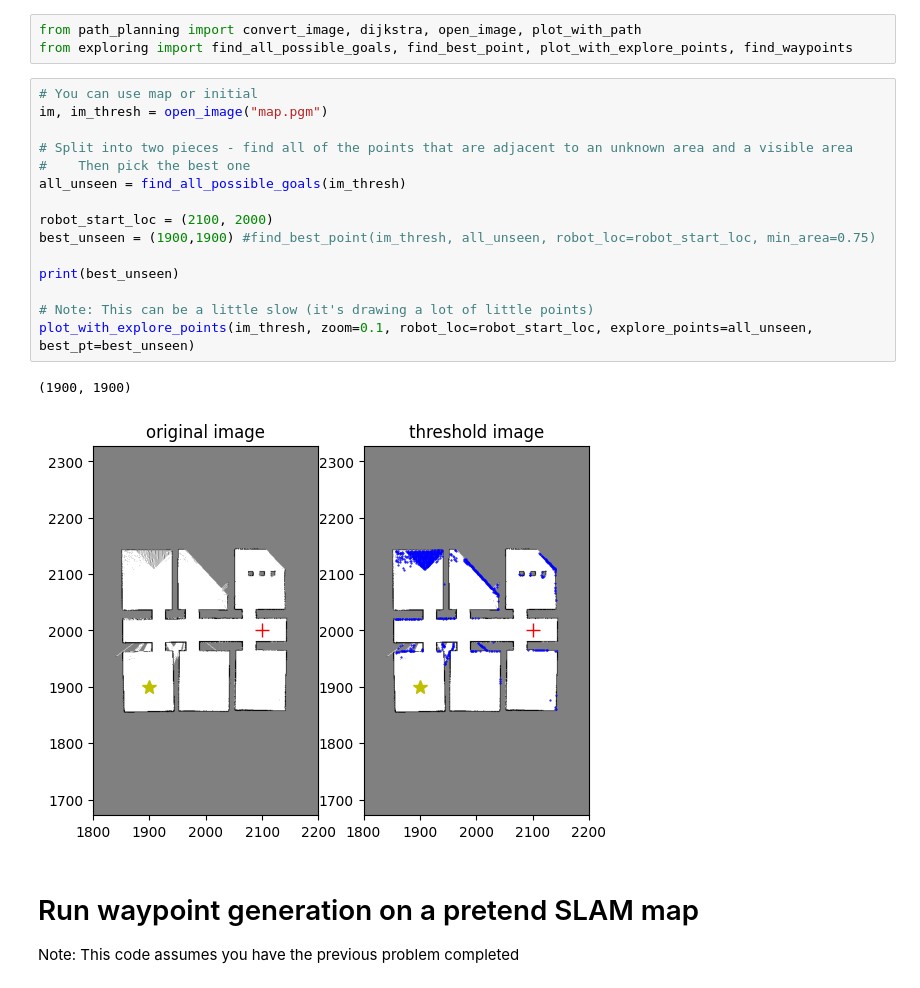
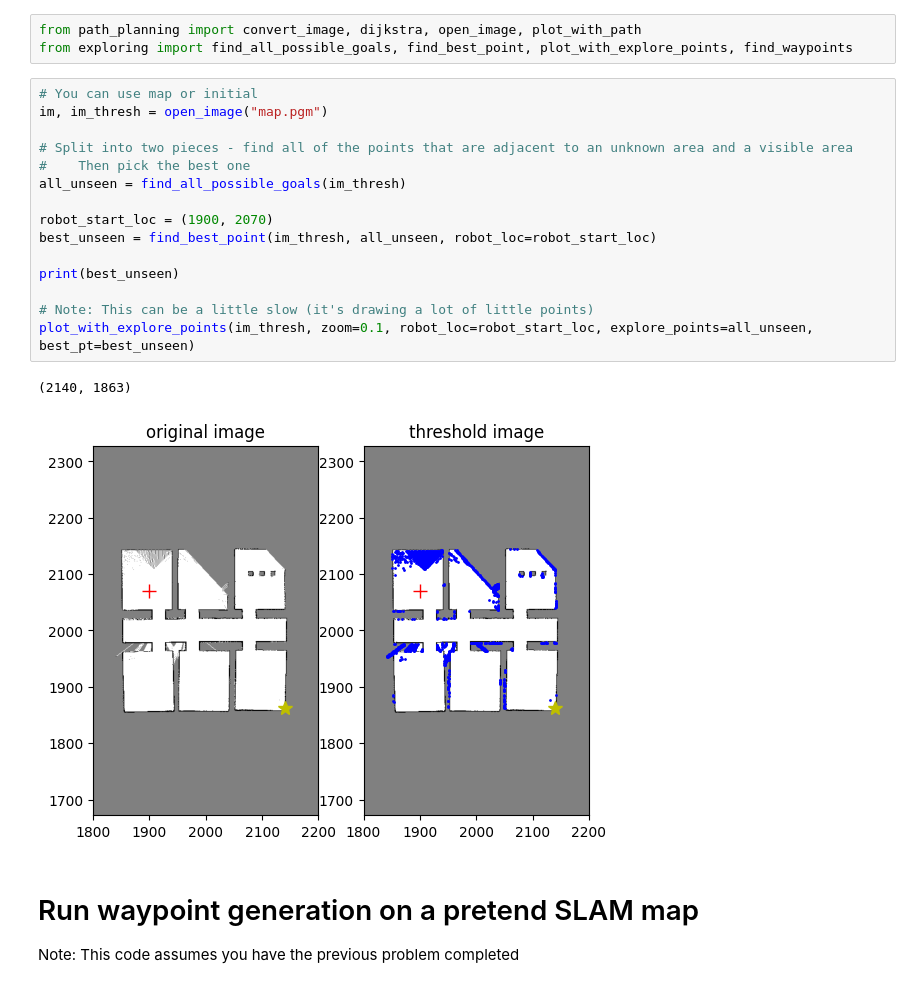
Before and after one commit to vanwagom/ROB456-LABS, a Jupyter notebook: src/final_project/exploring.ipynb, the cells around one changed output. Saved outputs shown, nothing was run; the diff lists cells and outputs as text.

```diff
--- a/src/final_project/exploring.ipynb
+++ b/src/final_project/exploring.ipynb
@@ -47,21 +47,21 @@ from exploring import find_all_possible_goals, find_best_point, plot_with_explor
 # %%
 # You can use map or initial
 im, im_thresh = open_image("map.pgm")
 
 # Split into two pieces - find all of the points that are adjacent to an unknown area and a visible area
 #    Then pick the best one
 all_unseen = find_all_possible_goals(im_thresh)
 
-robot_start_loc = (2100, 2000)
-best_unseen = (1900,1900) #find_best_point(im_thresh, all_unseen, robot_loc=robot_start_loc, min_area=0.75)
+robot_start_loc = (1900, 2070)
+best_unseen = find_best_point(im_thresh, all_unseen, robot_loc=robot_start_loc)
 
 print(best_unseen)
 
 # Note: This can be a little slow (it's drawing a lot of little points)
 plot_with_explore_points(im_thresh, zoom=0.1, robot_loc=robot_start_loc, explore_points=all_unseen, best_pt=best_unseen)
 # %% [output]
-(1900, 1900)
+(2140, 1863)
-[figure, old version]
+[figure, new version]
 # %% [markdown]
 <!-- END QUESTION -->
 
```
Also changed, not shown: parts of 1 cell of this notebook, 12 other files.
